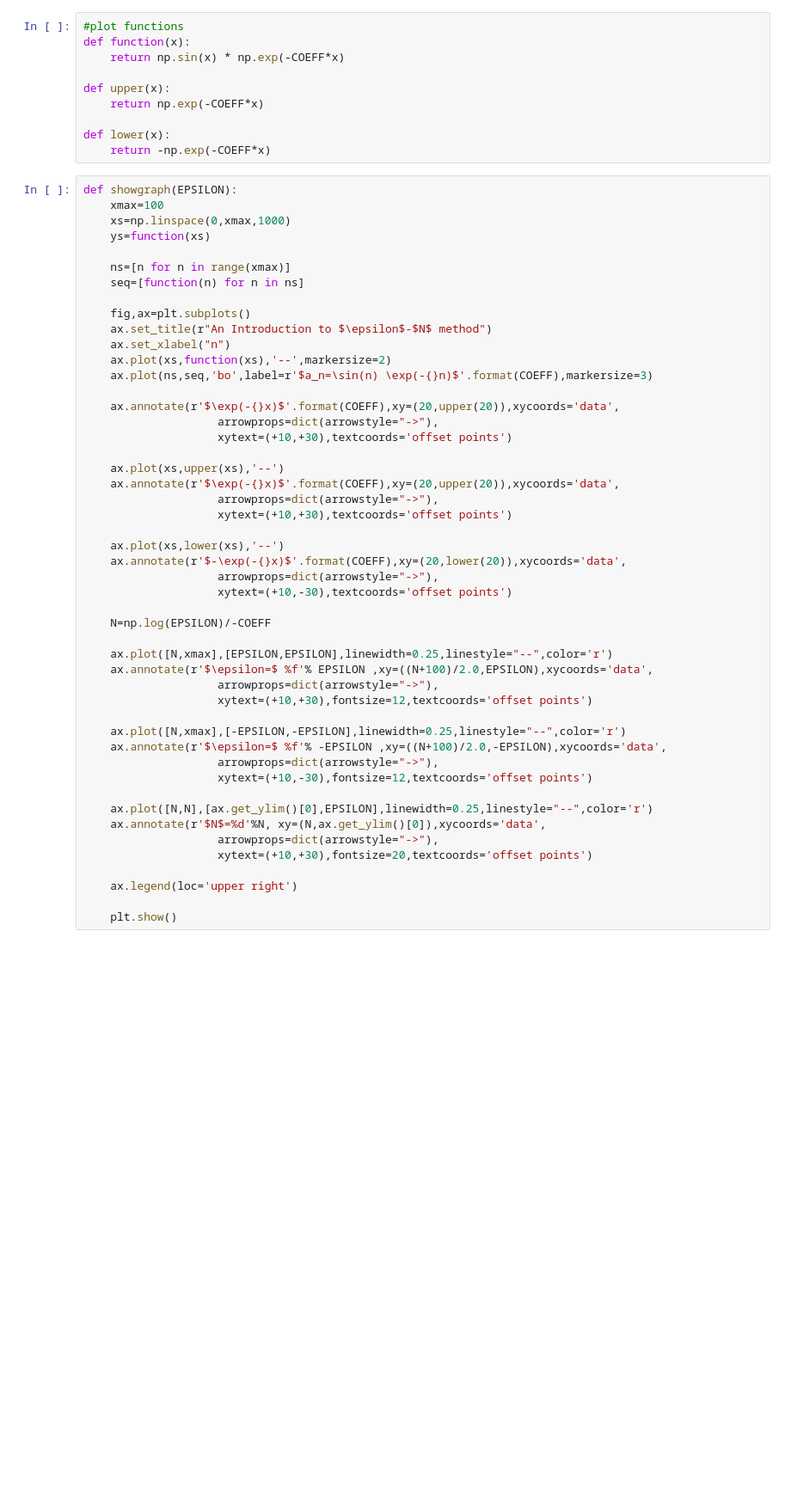
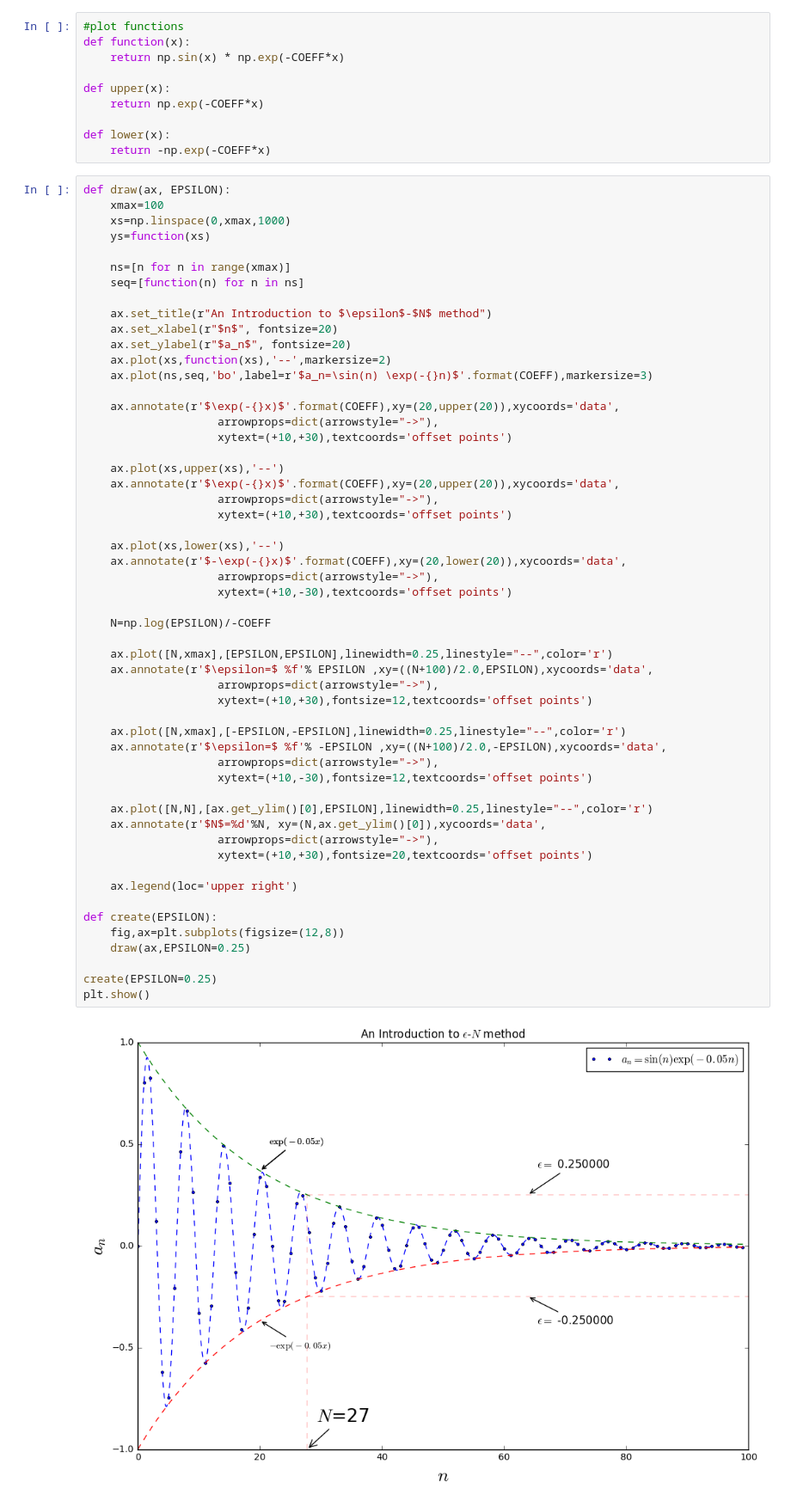
Before and after one commit to giruzou/PythonCode, a Jupyter notebook: matplotlib_exercise/epsilon-N method.ipynb, the cells around one changed output. Shown at 86% size. Saved outputs shown, nothing was run; the diff lists cells and outputs as text; blank space fills up the shorter version.

```diff
--- a/matplotlib_exercise/epsilon-N method.ipynb
+++ b/matplotlib_exercise/epsilon-N method.ipynb
@@ -20,7 +20,7 @@ def upper(x):
 def lower(x):
     return -np.exp(-COEFF*x)
 # %%
-def showgraph(EPSILON):
+def draw(ax, EPSILON):
     xmax=100
     xs=np.linspace(0,xmax,1000)
     ys=function(xs)
@@ -28,9 +28,9 @@ def showgraph(EPSILON):
     ns=[n for n in range(xmax)]
     seq=[function(n) for n in ns]
 
-    fig,ax=plt.subplots()
     ax.set_title(r"An Introduction to $\epsilon$-$N$ method")
-    ax.set_xlabel("n")
+    ax.set_xlabel(r"$n$", fontsize=20)
+    ax.set_ylabel(r"$a_n$", fontsize=20)
     ax.plot(xs,function(xs),'--',markersize=2)
     ax.plot(ns,seq,'bo',label=r'$a_n=\sin(n) \exp(-{}n)$'.format(COEFF),markersize=3)
 
@@ -40,34 +40,41 @@ def showgraph(EPSILON):
 
     ax.plot(xs,upper(xs),'--')
     ax.annotate(r'$\exp(-{}x)$'.format(COEFF),xy=(20,upper(20)),xycoords='data',
                     arrowprops=dict(arrowstyle="->"),
                     xytext=(+10,+30),textcoords='offset points')
 
     ax.plot(xs,lower(xs),'--')
     ax.annotate(r'$-\exp(-{}x)$'.format(COEFF),xy=(20,lower(20)),xycoords='data',
                     arrowprops=dict(arrowstyle="->"),
                     xytext=(+10,-30),textcoords='offset points')
 
     N=np.log(EPSILON)/-COEFF
 
     ax.plot([N,xmax],[EPSILON,EPSILON],linewidth=0.25,linestyle="--",color='r')
     ax.annotate(r'$\epsilon=$ %f'% EPSILON ,xy=((N+100)/2.0,EPSILON),xycoords='data',
                     arrowprops=dict(arrowstyle="->"),
                     xytext=(+10,+30),fontsize=12,textcoords='offset points')
 
     ax.plot([N,xmax],[-EPSILON,-EPSILON],linewidth=0.25,linestyle="--",color='r')
     ax.annotate(r'$\epsilon=$ %f'% -EPSILON ,xy=((N+100)/2.0,-EPSILON),xycoords='data',
                     arrowprops=dict(arrowstyle="->"),
                     xytext=(+10,-30),fontsize=12,textcoords='offset points')
 
     ax.plot([N,N],[ax.get_ylim()[0],EPSILON],linewidth=0.25,linestyle="--",color='r')
     ax.annotate(r'$N$=%d'%N, xy=(N,ax.get_ylim()[0]),xycoords='data',
                     arrowprops=dict(arrowstyle="->"),
                     xytext=(+10,+30),fontsize=20,textcoords='offset points')
 
     ax.legend(loc='upper right')
 
-    plt.show()
+def create(EPSILON):
+    fig,ax=plt.subplots(figsize=(12,8))
+    draw(ax,EPSILON=0.25)
+
+create(EPSILON=0.25)
+plt.show()
+# %% [output]
+[figure, added]
 # %%
 float_text=widgets.FloatText(min=0.000001,max=0.5,value=0.4)
 epsilon_slider=widgets.FloatSlider(min=0.000001,max=0.5,value=0.4,step=0.005)
```
Also changed, not shown: parts of 3 cells of this notebook, 3 other files.
